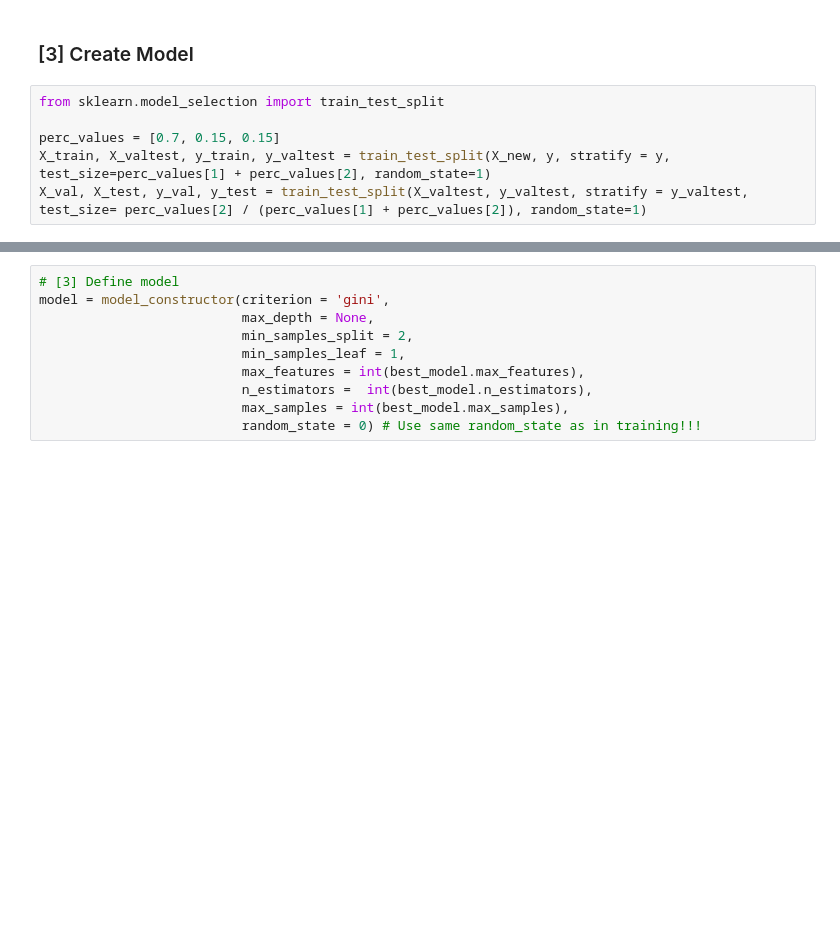
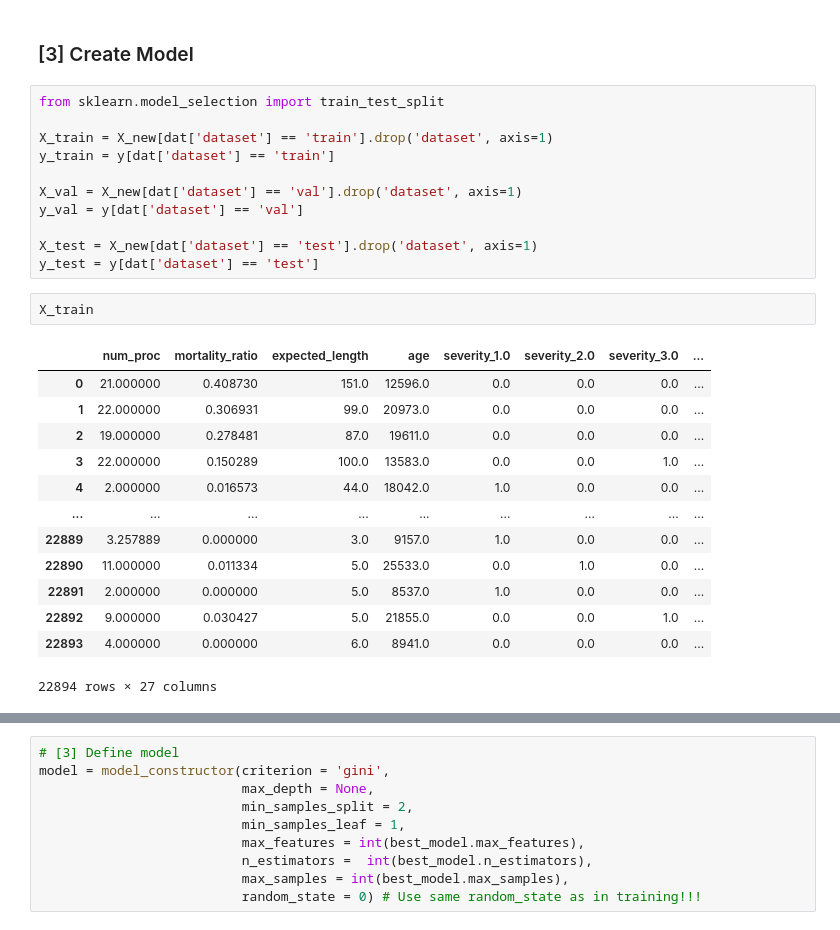
Before and after one commit to gor2000/MACHINE_LEARNING_II, a Jupyter notebook: MOCK EXAM/mock_midterm.ipynb, the cells around one changed output, grey strips where cells are left out. Saved outputs shown, nothing was run; the diff lists cells and outputs as text; blank space fills up the shorter version.

```diff
--- a/MOCK EXAM/mock_midterm.ipynb
+++ b/MOCK EXAM/mock_midterm.ipynb
@@ -122,12 +130,33 @@ model = MICE()
 X_new[numerical_vars] = model.fit_transform(X_new[numerical_vars])
 # %% [markdown]
 ### [3] Create Model
-# %%
-from sklearn.model_selection import train_test_split
-
-perc_values = [0.7, 0.15, 0.15]
-X_train, X_valtest, y_train, y_valtest = train_test_split(X_new, y, stratify = y, test_size=perc_values[1] + perc_values[2], random_state=1)
-X_val, X_test, y_val, y_test = train_test_split(X_valtest, y_valtest, stratify = y_valtest, test_size= perc_values[2] / (perc_values[1] + perc_values[2]), random_state=1)
+# %%
+from sklearn.model_selection import train_test_split
+
+X_train = X_new[dat['dataset'] == 'train'].drop('dataset', axis=1)
+y_train = y[dat['dataset'] == 'train']
+
+X_val = X_new[dat['dataset'] == 'val'].drop('dataset', axis=1)
+y_val = y[dat['dataset'] == 'val']
+
+X_test = X_new[dat['dataset'] == 'test'].drop('dataset', axis=1)
+y_test = y[dat['dataset'] == 'test']
+# %%
+X_train
+# %% [output]
+|  | num_proc | mortality_ratio | expected_length | age | severity_1.0 | severity_2.0 | severity_3.0 | ... |
+| 0 | 21.000000 | 0.408730 | 151.0 | 12596.0 | 0.0 | 0.0 | 0.0 | ... |
+| 1 | 22.000000 | 0.306931 | 99.0 | 20973.0 | 0.0 | 0.0 | 0.0 | ... |
+| 2 | 19.000000 | 0.278481 | 87.0 | 19611.0 | 0.0 | 0.0 | 0.0 | ... |
+| 3 | 22.000000 | 0.150289 | 100.0 | 13583.0 | 0.0 | 0.0 | 1.0 | ... |
+| 4 | 2.000000 | 0.016573 | 44.0 | 18042.0 | 1.0 | 0.0 | 0.0 | ... |
+| ... | ... | ... | ... | ... | ... | ... | ... | ... |
+| 22889 | 3.257889 | 0.000000 | 3.0 | 9157.0 | 1.0 | 0.0 | 0.0 | ... |
+| 22890 | 11.000000 | 0.011334 | 5.0 | 25533.0 | 0.0 | 1.0 | 0.0 | ... |
+| 22891 | 2.000000 | 0.000000 | 5.0 | 8537.0 | 1.0 | 0.0 | 0.0 | ... |
+| 22892 | 9.000000 | 0.030427 | 5.0 | 21855.0 | 0.0 | 0.0 | 1.0 | ... |
+| 22893 | 4.000000 | 0.000000 | 6.0 | 8941.0 | 0.0 | 0.0 | 0.0 | ... |
+22894 rows × 27 columns
 # %%
 from sklearn.ensemble import RandomForestClassifier as model_constructor
 from sklearn.metrics import roc_auc_score as metric
```
Also changed, not shown: parts of 13 cells of this notebook, 2 other files.
